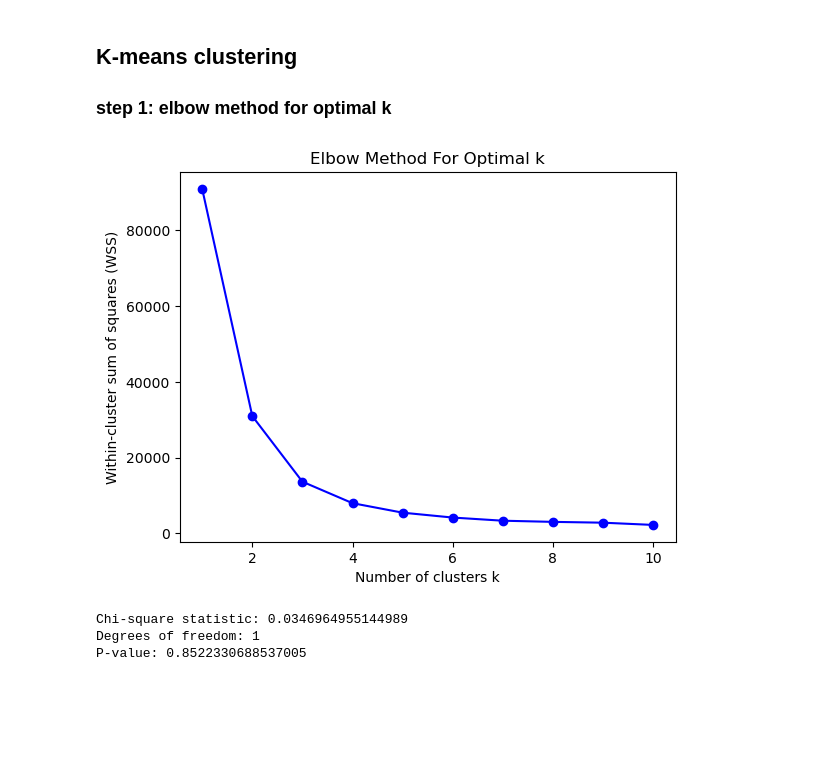
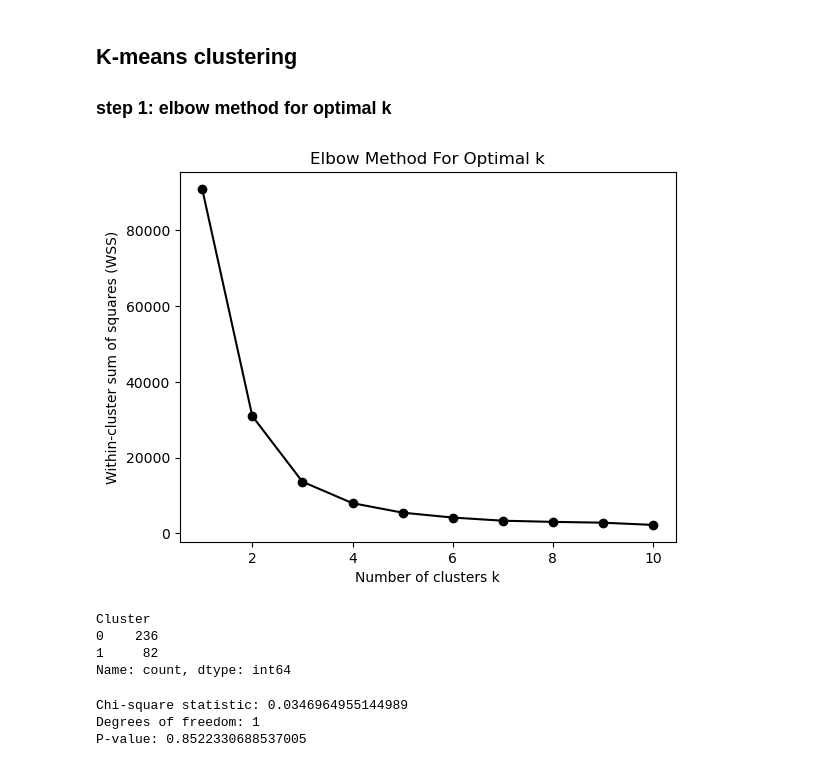
Before and after one commit to victoriaktruong/CPCSSN-Group-Project, a Jupyter notebook: notebooks/analysis.ipynb, the cells around one changed output. Saved outputs shown, nothing was run; the diff lists cells and outputs as text; code cells hidden in the pictures; blank space fills up the shorter version.

```diff
--- a/notebooks/analysis.ipynb
+++ b/notebooks/analysis.ipynb
@@ -107,21 +107,39 @@ Name: count, dtype: int64
 # %%
 import matplotlib.pyplot as plt
 from sklearn.cluster import KMeans
 X = df[['FASTING GLUCOSE', 'HDL', 'LDL', 'TOTAL CHOLESTEROL', 'Age','Sex','Comorbidity']].dropna()
 wss = []
 K_range = range(1, 11)
 for k in K_range:
     kmeans = KMeans(n_clusters=k, random_state=42)
     kmeans.fit(X)
     wss.append(kmeans.inertia_)
 
-plt.plot(K_range, wss, 'bo-')
+plt.plot(K_range, wss, 'ko-')
 plt.xlabel('Number of clusters k')
 plt.ylabel('Within-cluster sum of squares (WSS)')
 plt.title('Elbow Method For Optimal k')
 plt.show()
 # %% [output]
-[figure, old version]
+[figure, new version]
+# %%
+from sklearn.cluster import KMeans
+from sklearn.preprocessing import StandardScaler
+
+X = df[['FASTING GLUCOSE', 'HDL', 'LDL', 'TOTAL CHOLESTEROL', 'Age','Sex','Comorbidity']].dropna()
+
+kmeans = KMeans(n_clusters=2, random_state=42)
+clusters = kmeans.fit_predict(X)
+
+# Add cluster labels back to DataFrame (align index if needed)
+df_clusters = df.loc[X.index].copy()
+df_clusters['Cluster'] = clusters
+print(df_clusters['Cluster'].value_counts())
+# %% [output]
+Cluster
+0    236
+1     82
+Name: count, dtype: int64
 # %%
 contingency_table = pd.crosstab(df_clusters['Cluster'], df_clusters['State Type Factor'])# Contingency table
 chi2, p, dof, expected = stats.chi2_contingency(contingency_table)# Chi-square test
```
Also changed, not shown: parts of 2 cells of this notebook.
